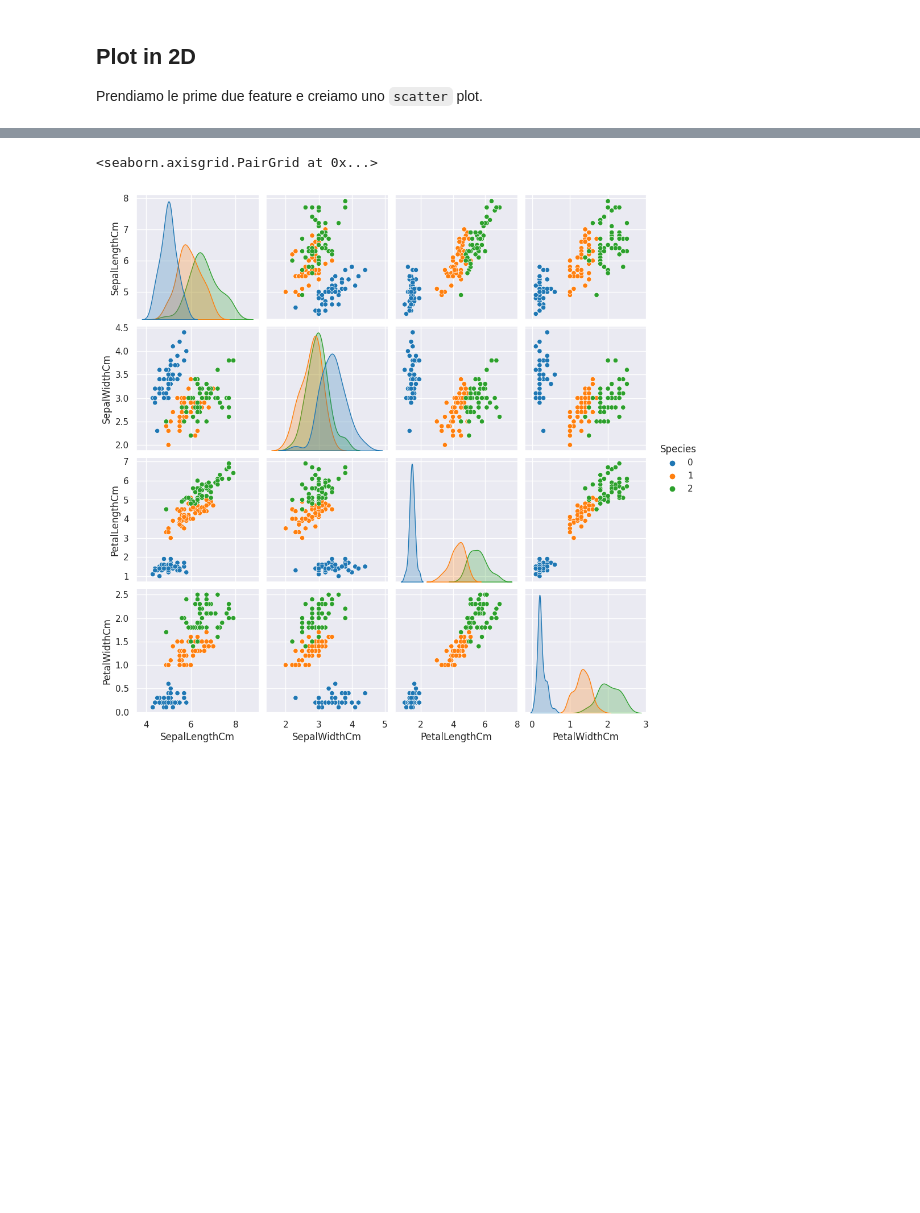
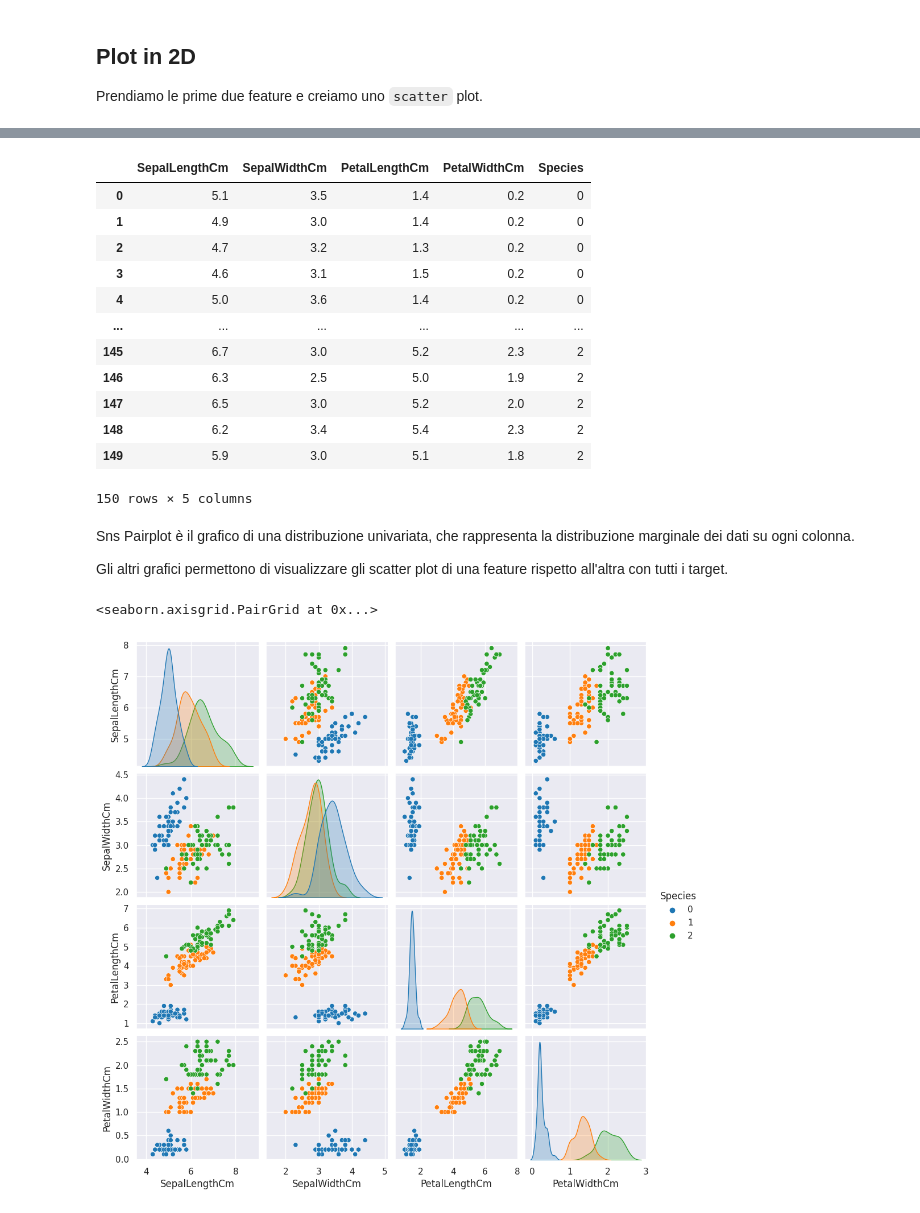
Before and after one commit to redjack96/CodiceML, a Jupyter notebook: src/esercitazioni/[WMIR]01_esercitazione_knn_iris.ipynb, the cells around one changed output, grey strips where cells are left out. Drawn from its saved outputs; the diff is of its cells as text; code cells hidden in the pictures; blank space fills up the shorter version.

```diff
--- a/src/esercitazioni/[WMIR]01_esercitazione_knn_iris.ipynb
+++ b/src/esercitazioni/[WMIR]01_esercitazione_knn_iris.ipynb
@@ -122,12 +137,33 @@ plt.show()
 # %%
-# creo un dataframe a partire dall'array numpy. La differenza è che il dataframe ha anche i nomi delle colonne.
+# creo un dataframe a partire dal dizionario iris. La differenza è che il dataframe ha anche i nomi delle colonne.
 iris_df = pd.DataFrame({
     "SepalLengthCm": iris['data'][:, 0],
     "SepalWidthCm": iris['data'][:, 1],
     "PetalLengthCm": iris['data'][:, 2],
     "PetalWidthCm": iris['data'][:, 3],
     "Species": iris['target'],
 })
+
+iris_df
+# %% [output]
+|  | SepalLengthCm | SepalWidthCm | PetalLengthCm | PetalWidthCm | Species |
+| 0 | 5.1 | 3.5 | 1.4 | 0.2 | 0 |
+| 1 | 4.9 | 3.0 | 1.4 | 0.2 | 0 |
+| 2 | 4.7 | 3.2 | 1.3 | 0.2 | 0 |
+| 3 | 4.6 | 3.1 | 1.5 | 0.2 | 0 |
+| 4 | 5.0 | 3.6 | 1.4 | 0.2 | 0 |
+| ... | ... | ... | ... | ... | ... |
+| 145 | 6.7 | 3.0 | 5.2 | 2.3 | 2 |
+| 146 | 6.3 | 2.5 | 5.0 | 1.9 | 2 |
+| 147 | 6.5 | 3.0 | 5.2 | 2.0 | 2 |
+| 148 | 6.2 | 3.4 | 5.4 | 2.3 | 2 |
+| 149 | 5.9 | 3.0 | 5.1 | 1.8 | 2 |
+150 rows × 5 columns
+# %% [markdown]
+Sns Pairplot
+è il grafico di una distribuzione univariata, che rappresenta la distribuzione marginale dei dati su ogni colonna.
+
+Gli altri grafici permettono di visualizzare gli scatter plot di una feature rispetto all'altra con tutti i target.
 # %%
 # Paired plot using seaborn
 sns.set()
```
Also changed, not shown: parts of 12 cells of this notebook, 2 other files.
